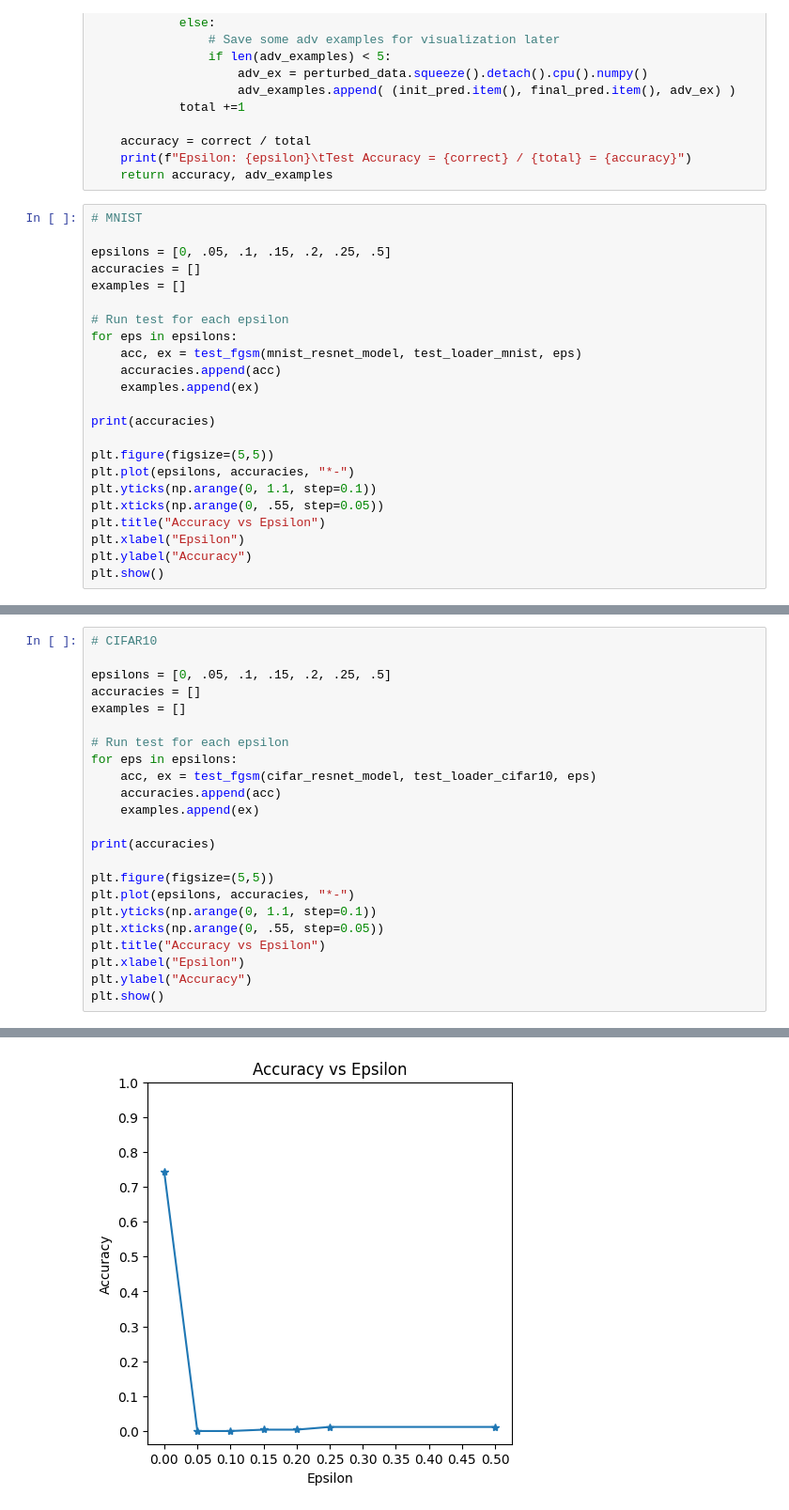
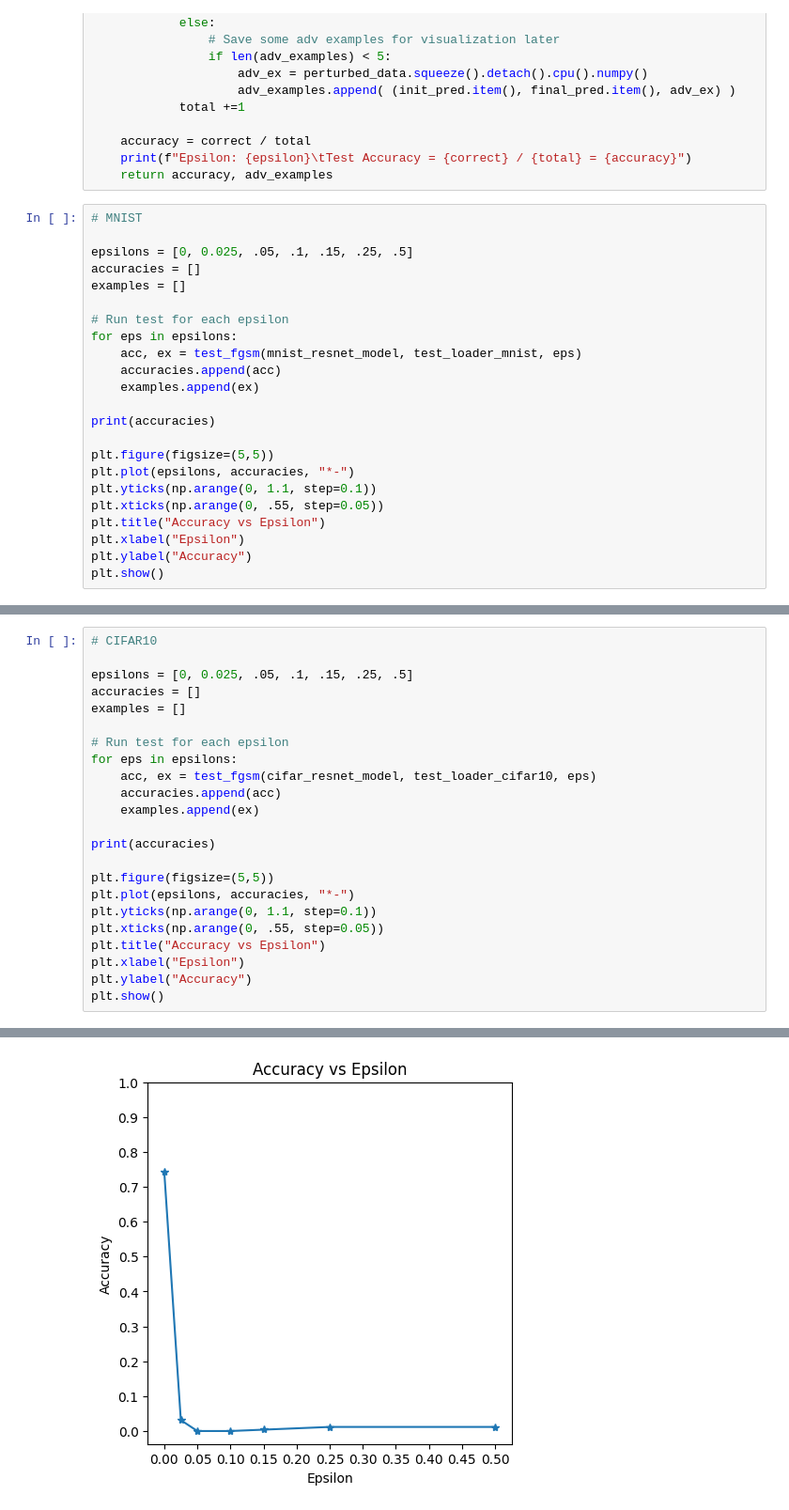
Before and after one commit to rishabhxpandey/cs490dsc, a Jupyter notebook: test_fgsm.ipynb, the cells around one changed output, grey strips where cells are left out. Shown at 94% size. Saved outputs shown, nothing was run; the diff lists cells and outputs as text.

```diff
--- a/test_fgsm.ipynb
+++ b/test_fgsm.ipynb
@@ -130,7 +130,7 @@ def test_fgsm(model, test_loader, epsilon):
 # %%
 # MNIST
 
-epsilons = [0, .05, .1, .15, .2, .25, .5]
+epsilons = [0, 0.025, .05, .1, .15, .25, .5]
 accuracies = []
 examples = []
 
@@ -189,7 +189,7 @@ plt.show()
 # %%
 # CIFAR10
 
-epsilons = [0, .05, .1, .15, .2, .25, .5]
+epsilons = [0, 0.025, .05, .1, .15, .25, .5]
 accuracies = []
 examples = []
 
@@ -228,4 +228,4 @@ Epsilon: 0.5    Test Accuracy = 3 / 256 = 0.01171875
-[figure, old version]
+[figure, new version]
 # %%
 # CIFAR10/SVHN Viewer
 num_cols = len(examples[0])
```
Also changed, not shown: parts of 6 cells of this notebook, 4 other files.
